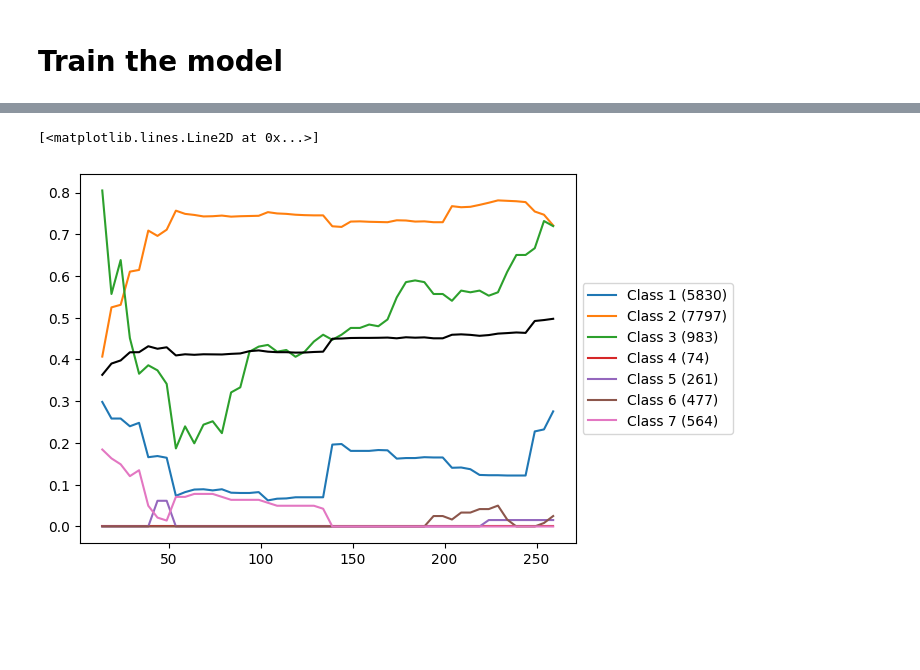
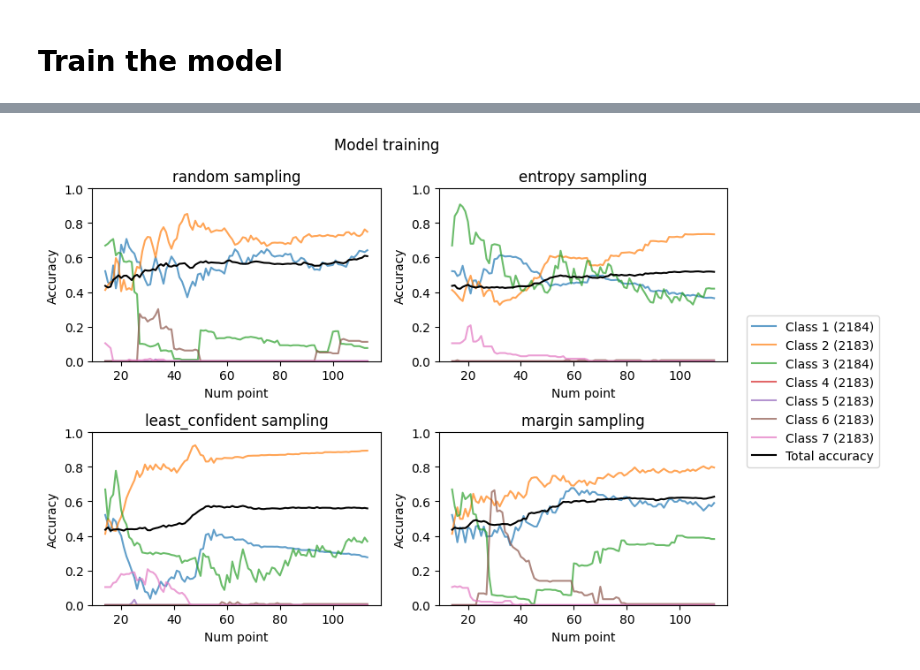
Before and after one commit to JulieTTNguyen/ActiveML_miniproject, a Jupyter notebook: data_analysis.ipynb, the cells around one changed output, grey strips where cells are left out. Cells and saved outputs as stored; diff of their text form; code cells hidden in the pictures; blank space fills up the shorter version.

Commit message:
Update model train plot

```diff
--- a/data_analysis.ipynb
+++ b/data_analysis.ipynb
@@ -100,8 +112,4 @@ class_legends = [f"Class {class_names[i]} ({class_counts[i]})" for i in range(7)
-# %%
-for clas in range(7):
-    plt.plot([x[0] for x in test_acc_byclass[clas]], [x[1] for x in test_acc_byclass[clas]],label=class_legends[clas])
-plt.legend(loc="center left", bbox_to_anchor=(1, 0.5))
-plt.plot([x[0] for x in test_acc], [x[1] for x in test_acc], color = "k")
-# %% [output]
-[<matplotlib.lines.Line2D at 0x...>]
-[figure, removed]
+# %%
+run_and_plot(class_legends)
+# %% [output]
+[figure, added]
```
Also changed, not shown: parts of 5 cells of this notebook.
